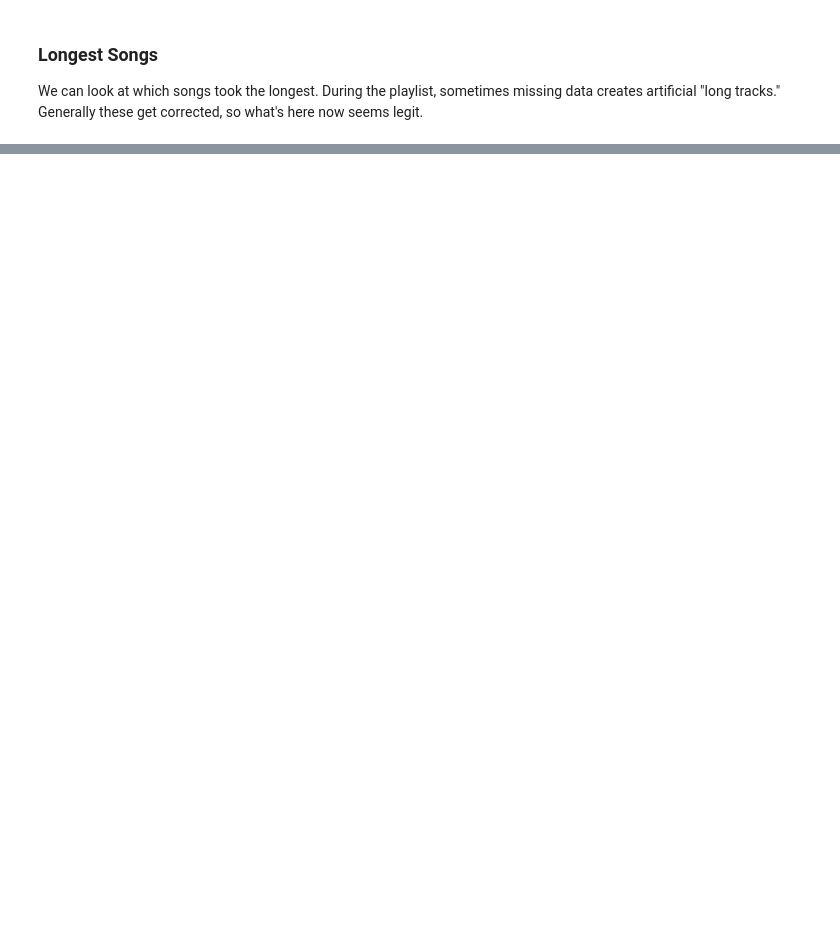
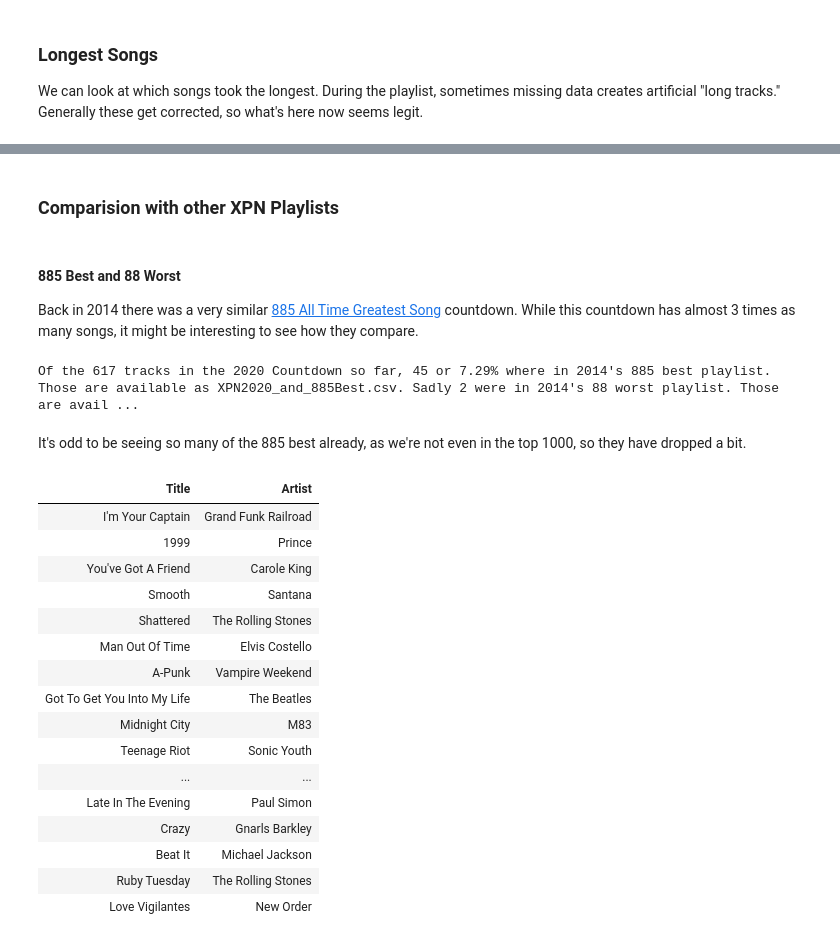
Before and after one commit to asudell/a2z, a Jupyter notebook: XPN2020.ipynb, the cells around one changed output, grey strips where cells are left out. Drawn from its saved outputs; the diff is of its cells as text; code cells hidden in the pictures; blank space fills up the shorter version.

```diff
--- a/XPN2020.ipynb
+++ b/XPN2020.ipynb
@@ -139,0 +129,52 @@ ax.set(xlabel="Longest Songs in the Playlist (so far)")
+# %% [markdown]
+### Comparision with other XPN Playlists
+# %% [markdown]
+#### 885 Best and 88 Worst
+
+Back in 2014 there was a very similar [885 All Time Greatest Song](https://xpn.org/music-artist/885-countdown/2014/885-countdown-2014) countdown.
+While this countdown has almost 3 times as many songs,
+it might be interesting to see how they compare.
+# %%
+best885_file = path.join(data_dir, '885best.csv')
+best885 = pd.read_csv(best885_file)
+
+worst88_file = path.join(data_dir, '88worst.csv')
+worst88 = pd.read_csv(worst88_file)
+
+besties = pd.merge(playlist, best885, how='inner', on=['Title', 'Artist'])
+besties.to_csv(path.join(data_dir, 'XPN2020_and_885Best.csv'), index=False)
+horrors = pd.merge(playlist, worst88, how='inner', on=['Title', 'Artist'])
+horrors.to_csv(path.join(data_dir, 'XPN2020_and_88Worst.csv'), index=False)
+
+s= "<p>Of the %d tracks in the 2020 Countdown so far, " + \
+    "%d or %0.2f%% where in 2014's 885 best playlist. " + \
+    "Those are available as <a href='data/XPN2020_and_885Best.csv'>XPN2020_and_885Best.csv</a>. " + \
+    "Sadly %d were in 2014's 88 worst playlist. " + \
+    "Those are available as <a href='data/XPN2020_and_88Worst.csv'>XPN2020_and_88Worst.csv</a>.</p>"
+HTML(s %(len(playlist), len(besties), float(len(besties) * 100) / float(len(playlist)),
+         len(horrors)))
+# %% [output]
+Of the 617 tracks in the 2020 Countdown so far, 45 or 7.29% where in 2014's 885 best playlist. Those are available as XPN2020_and_885Best.csv. Sadly 2 were in 2014's 88 worst playlist. Those are avail ...
+# %% [markdown]
+It's odd to be seeing so many of the 885 best already,
+as we're not even in the top 1000, so they have dropped a bit.
+# %%
+HTML(besties.to_html(index=False, columns=['Title', 'Artist']))
+# %% [output]
+| Title | Artist |
+| I'm Your Captain | Grand Funk Railroad |
+| 1999 | Prince |
+| You've Got A Friend | Carole King |
+| Smooth | Santana |
+| Shattered | The Rolling Stones |
+| Man Out Of Time | Elvis Costello |
+| A-Punk | Vampire Weekend |
+| Got To Get You Into My Life | The Beatles |
+| Midnight City | M83 |
+| Teenage Riot | Sonic Youth |
+| ... | ... |
+| Late In The Evening | Paul Simon |
+| Crazy | Gnarls Barkley |
+| Beat It | Michael Jackson |
+| Ruby Tuesday | The Rolling Stones |
+| Love Vigilantes | New Order |
```
Also changed, not shown: parts of 11 cells of this notebook, 3 other files.
